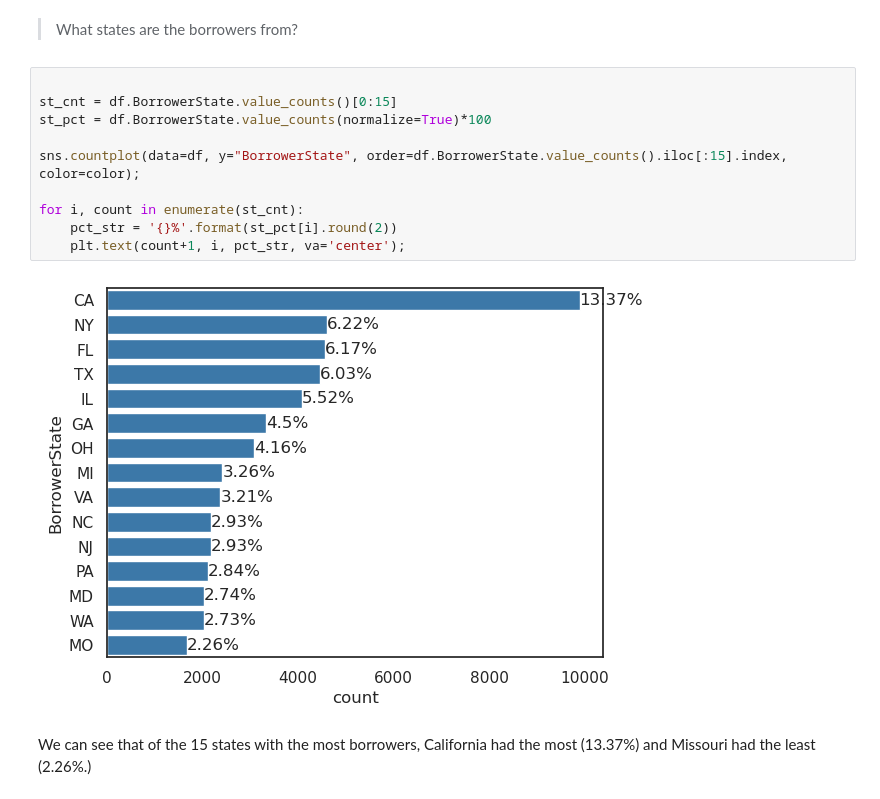
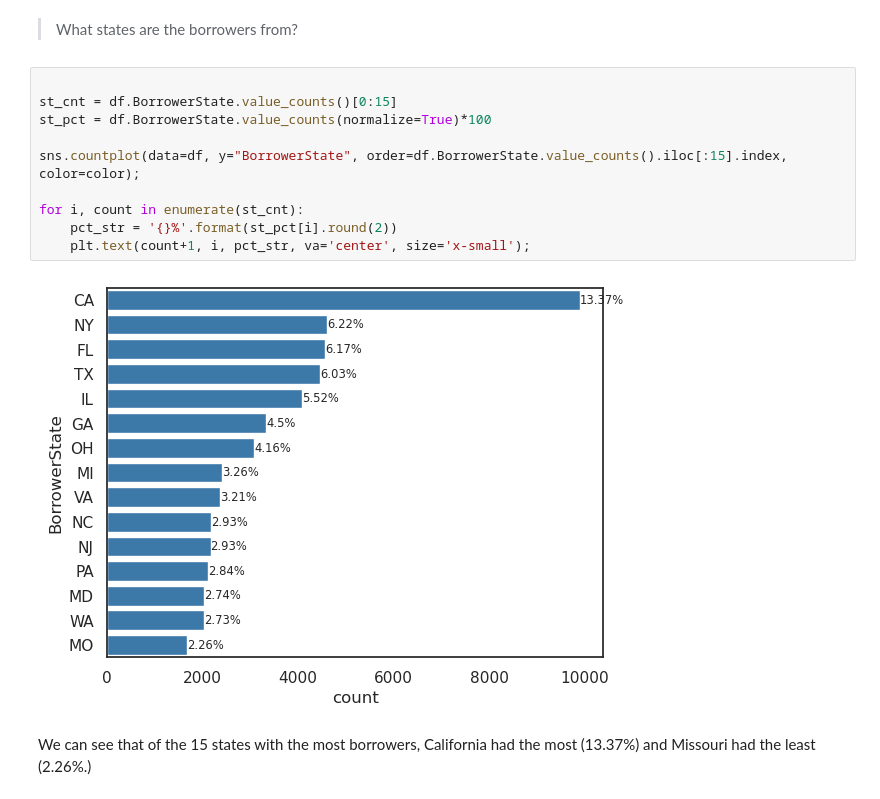
Before and after one commit to tristenwallace/prosper_loan_data_analysis, a Jupyter notebook: src/loan_analysis_explore.ipynb, the cells around one changed output. Saved outputs shown, nothing was run; the diff lists cells and outputs as text.

```diff
--- a/src/loan_analysis_explore.ipynb
+++ b/src/loan_analysis_explore.ipynb
@@ -640,15 +640,15 @@ color = sns.color_palette("Blues")[4]
 # %%
 
 st_cnt = df.BorrowerState.value_counts()[0:15]
 st_pct = df.BorrowerState.value_counts(normalize=True)*100
 
 sns.countplot(data=df, y="BorrowerState", order=df.BorrowerState.value_counts().iloc[:15].index, color=color);
 
 for i, count in enumerate(st_cnt):
     pct_str = '{}%'.format(st_pct[i].round(2))
-    plt.text(count+1, i, pct_str, va='center');
+    plt.text(count+1, i, pct_str, va='center', size='x-small');
 # %% [output]
-[figure, old version]
+[figure, new version]
 # %% [markdown]
 We can see that of the 15 states with the most borrowers, California had the most (13.37%) and Missouri had the least (2.26%.)
 # %% [markdown]
```
Also changed, not shown: parts of 5 cells of this notebook.
